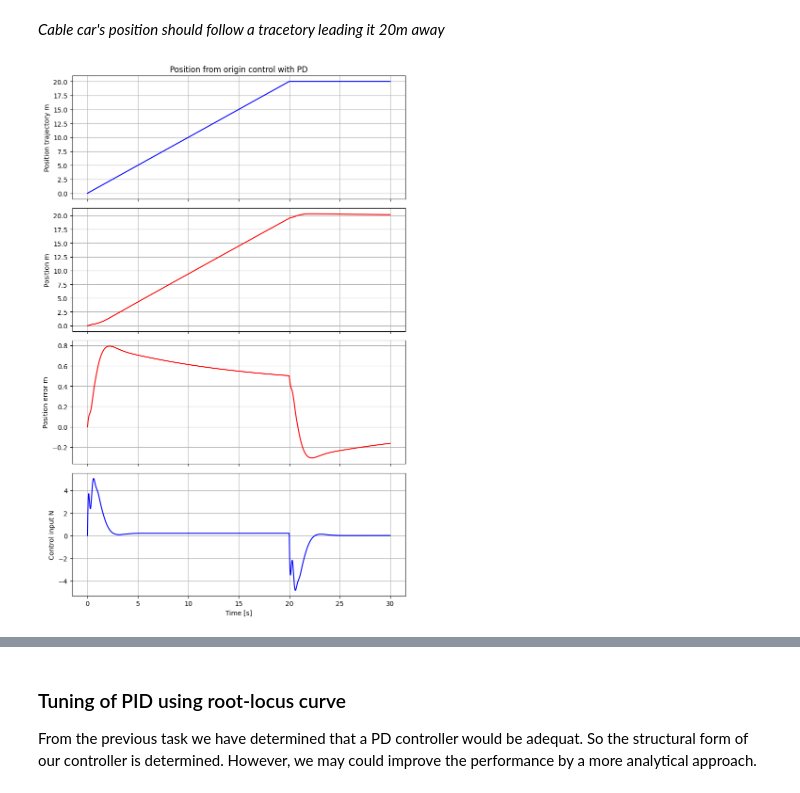
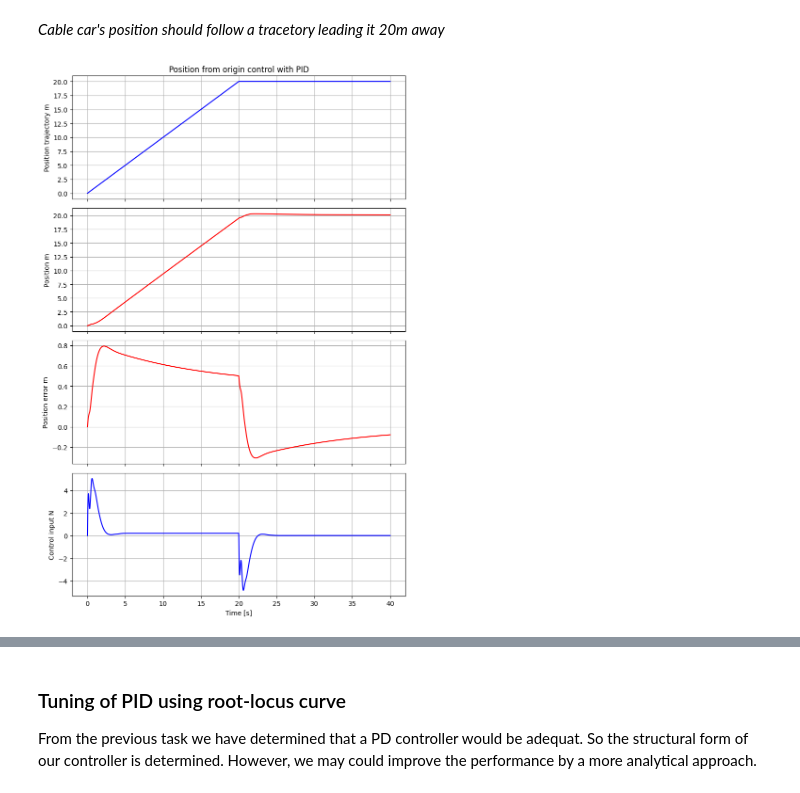
Before and after one commit to BeneJoh/ControlSystems, a Jupyter notebook: sessionB.ipynb, the cells around one changed output, grey strips where cells are left out. Saved outputs shown, nothing was run; the diff lists cells and outputs as text; code cells hidden in the pictures.

```diff
--- a/sessionB.ipynb
+++ b/sessionB.ipynb
@@ -65,7 +65,7 @@ Outputs (1): ['x']
 # %% [markdown]
 #### Define a PID controller by its transfer function
 # %%
-def pid_tf(Kp, Ki, Kd, tau=1e-2):
+def pid_tf(Kp, Ki, Kd, tau=1e-1):
     if (Kp > 0) and (Ki == 0) and (Kd == 0):
         sys = ct.tf([Kp], [1], inputs=('e',), outputs=('u',))
     elif (Ki > 0) and (Kd > 0) and (tau > 0):
@@ -97,8 +97,7 @@ def close_siso_sys(G_p, G_c):
 - $K_I$ necessary?
 - $K_D \in [5,10]$
 # %%
-pid = pid_tf(0.5,0,7, tau =1e-1)
+pid = pid_tf(0.5,0,7)
 closed_sys = close_siso_sys(cable_car_f2x, pid)
-closed_sys = closed_sys.minreal()
 print(closed_sys)
 # %% [output]
@@ -143,30 +142,31 @@ plt.show()
 # %% [markdown]
 *Cable car's position should follow a tracetory leading it 20m away*
 # %%
-w=np.linspace(0,30,2000)
+timepts = np.linspace(0, 40, 2000)
+w=np.linspace(0,40,2000)
 w = np.where(w >= 20,20,w)
 
 T, y_out  = ct.forced_response(closed_sys, timepts, w)
 fig, axs = plt.subplots(4, 1, sharex=True, figsize=(8, 12))
 T, u_out = ct.forced_response(pid, timepts, w-y_out)
 axs[0].plot(T, w, 'b')
 axs[0].set_ylabel("Position trajectory m")
 axs[0].grid(True)
-axs[0].set_title("Position from origin control with PD")
+axs[0].set_title("Position from origin control with PID")
 axs[1].plot(T, y_out, 'r')
 axs[1].set_ylabel("Position m")
 axs[1].grid(True)
 
 axs[2].plot(T, w-y_out, 'r')
 axs[2].set_ylabel("Position error m")
 axs[2].grid(True)
 
 axs[3].plot(T, u_out, 'b')
 axs[3].set_ylabel("Control input N")
 axs[3].set_xlabel("Time [s]")
 axs[3].grid(True)
 
 plt.tight_layout()
 plt.show()
 # %% [output]
-[figure, old version]
+[figure, new version]
```
Also changed, not shown: parts of 7 cells of this notebook.
